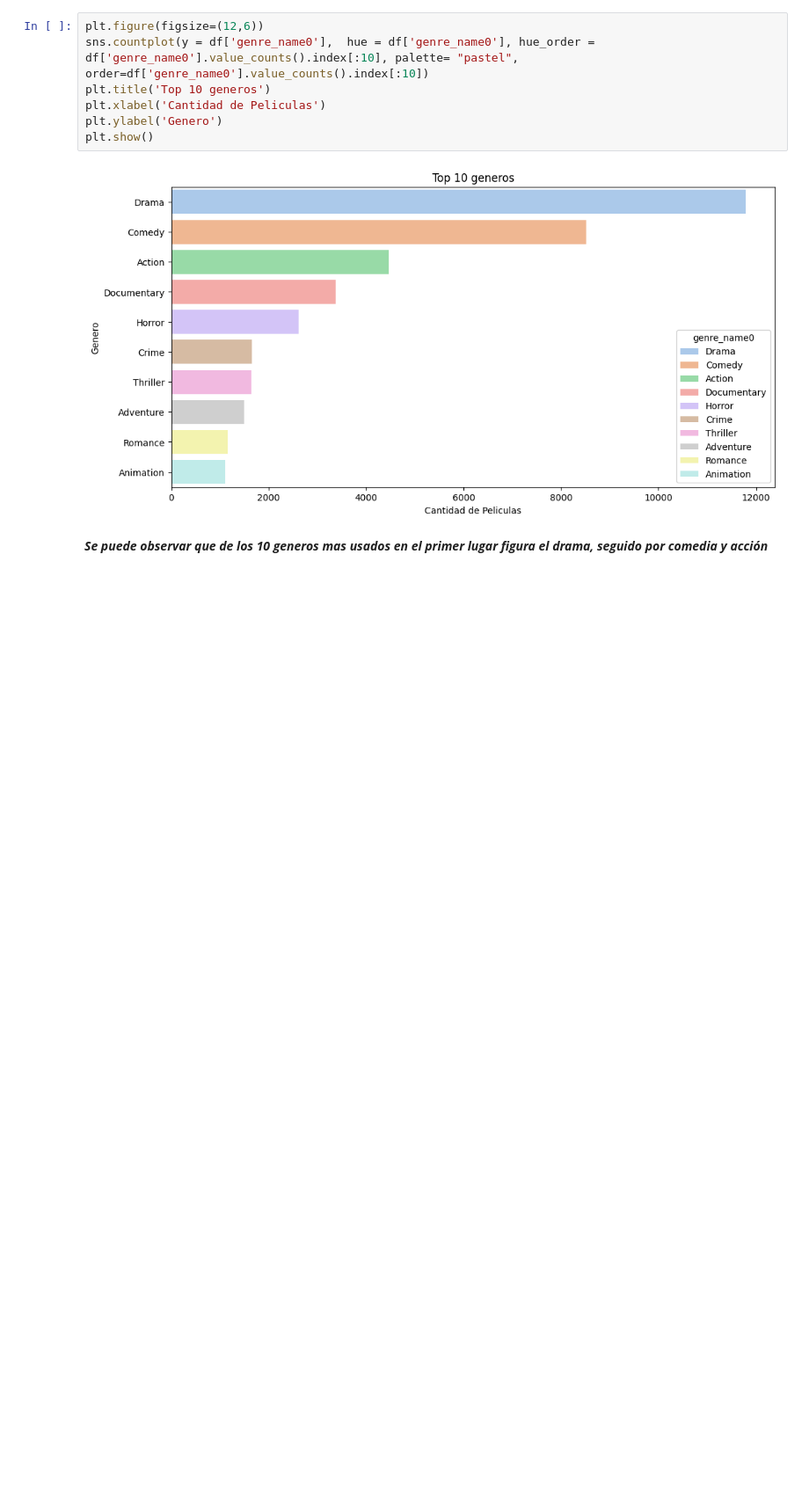
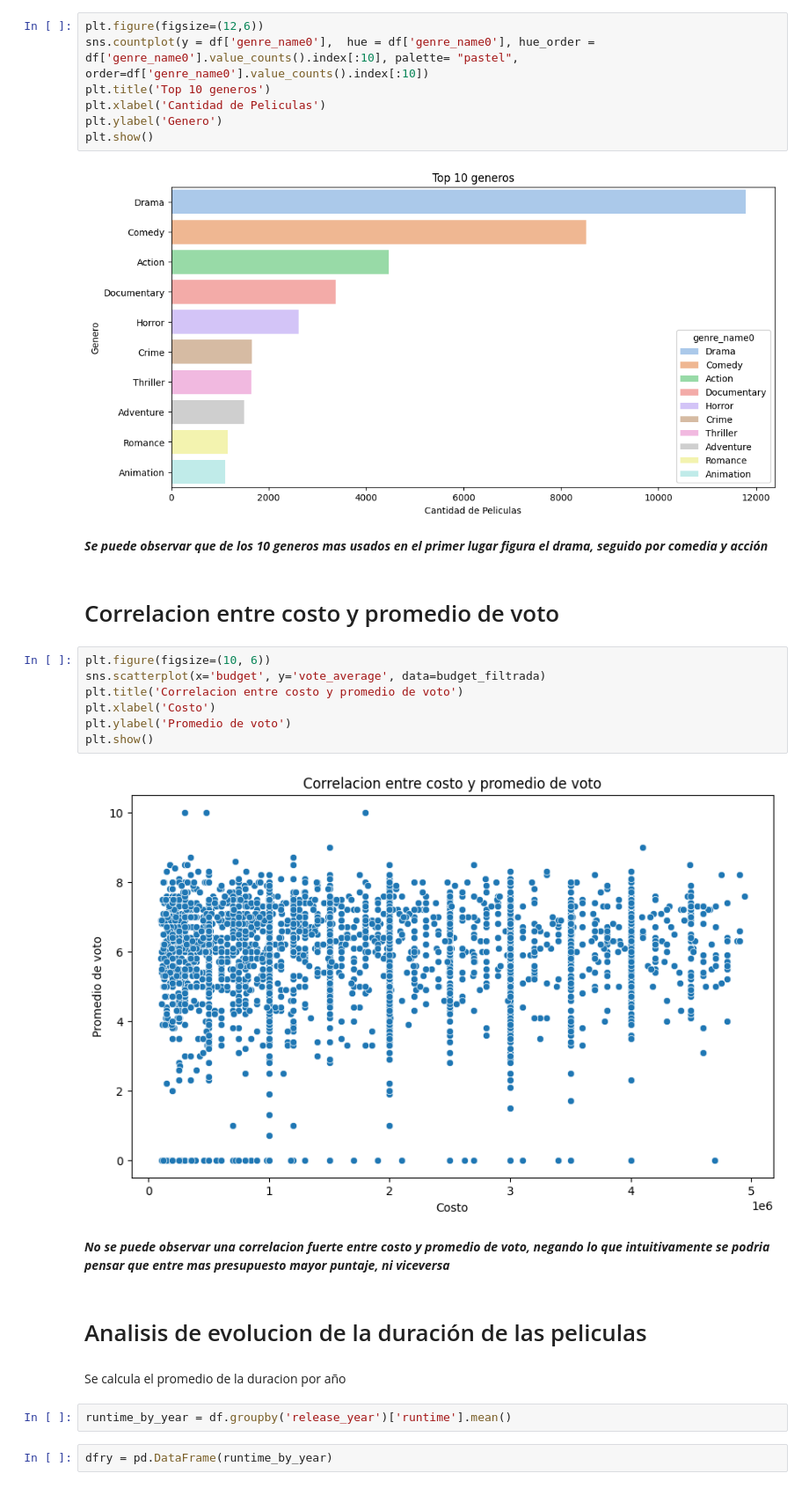
Before and after one commit to FerchoHenry/fmgc-pimlops, a Jupyter notebook: reports/EDA.ipynb, the cells around one changed output. Shown: that part at 88% size. Saved outputs shown, nothing was run; the diff lists cells and outputs as text; blank space fills up the shorter version.

```diff
--- a/reports/EDA.ipynb
+++ b/reports/EDA.ipynb
@@ -191,3 +192,24 @@ plt.show()
 [figure]
 # %% [markdown]
 **_Se puede observar que de los 10 generos mas usados en el primer lugar figura el drama, seguido por comedia y acción_**
+# %% [markdown]
+# Correlacion entre costo y promedio de voto
+# %%
+plt.figure(figsize=(10, 6))
+sns.scatterplot(x='budget', y='vote_average', data=budget_filtrada)
+plt.title('Correlacion entre costo y promedio de voto')
+plt.xlabel('Costo')
+plt.ylabel('Promedio de voto')
+plt.show()
+# %% [output]
+[figure, added]
+# %% [markdown]
+**_No se puede observar una correlacion fuerte entre costo y promedio de voto, negando lo que intuitivamente se podria pensar que entre mas presupuesto mayor puntaje, ni viceversa_**
+# %% [markdown]
+# Analisis de evolucion de la duración de las peliculas
+# %% [markdown]
+Se calcula el promedio de la duracion por año
+# %%
+runtime_by_year = df.groupby('release_year')['runtime'].mean()
+# %%
+dfry = pd.DataFrame(runtime_by_year)
```
Also changed, not shown: parts of 9 cells of this notebook.
